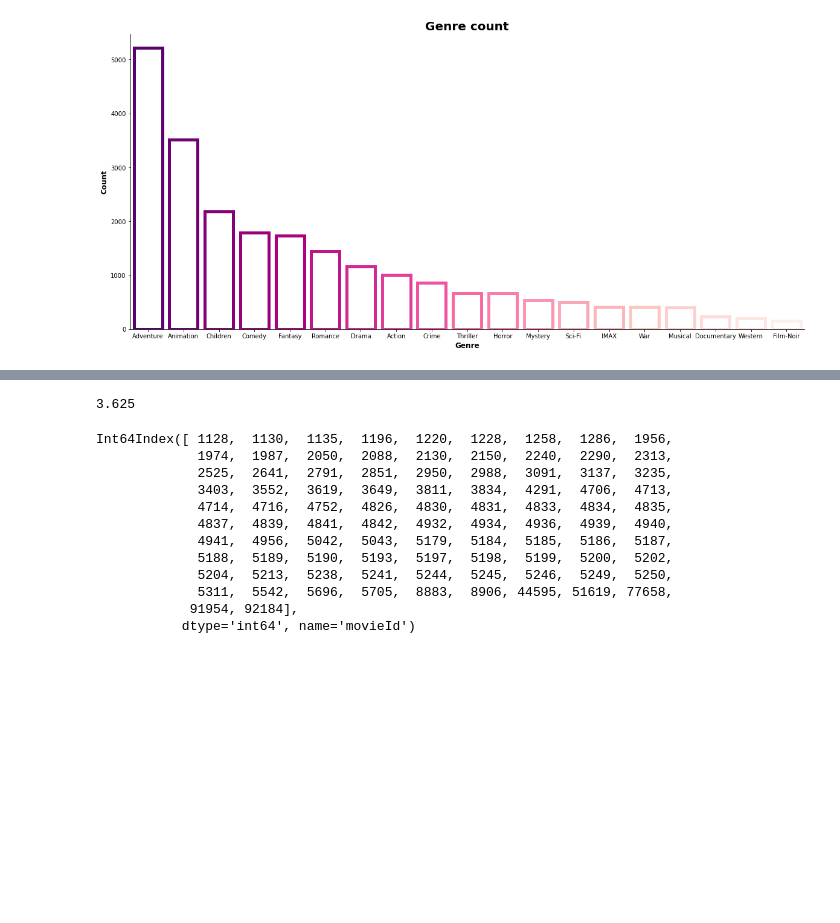
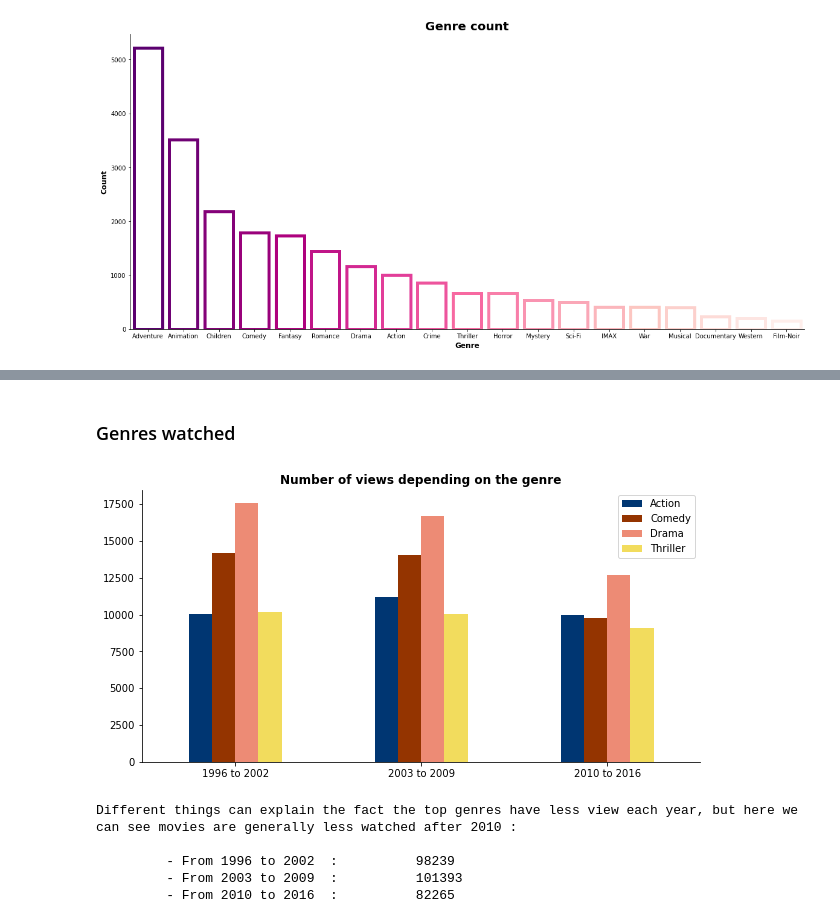
Before and after one commit to Brice-Vergnou/movie_recommendation, a Jupyter notebook: eda.ipynb, the cells around one changed output, grey strips where cells are left out. Drawn from its saved outputs; the diff is of its cells as text; code cells hidden in the pictures; blank space fills up the shorter version.

```diff
--- a/eda.ipynb
+++ b/eda.ipynb
@@ -256,19 +217,2 @@ ValueError: The truth value of a Series is ambiguous. Use a.empty, a.bool(), a.i
-# %%
-((4+3+4+4)/4+(3+4+3.5)/3)/2
-# %% [output]
-3.625
-# %%
-df_1980.index
-# %% [output]
-Int64Index([ 1128,  1130,  1135,  1196,  1220,  1228,  1258,  1286,  1956,
-             1974,  1987,  2050,  2088,  2130,  2150,  2240,  2290,  2313,
-             2525,  2641,  2791,  2851,  2950,  2988,  3091,  3137,  3235,
-             3403,  3552,  3619,  3649,  3811,  3834,  4291,  4706,  4713,
-             4714,  4716,  4752,  4826,  4830,  4831,  4833,  4834,  4835,
-             4837,  4839,  4841,  4842,  4932,  4934,  4936,  4939,  4940,
-             4941,  4956,  5042,  5043,  5179,  5184,  5185,  5186,  5187,
-             5188,  5189,  5190,  5193,  5197,  5198,  5199,  5200,  5202,
-             5204,  5213,  5238,  5241,  5244,  5245,  5246,  5249,  5250,
-             5311,  5542,  5696,  5705,  8883,  8906, 44595, 51619, 77658,
-            91954, 92184],
-           dtype='int64', name='movieId')
+# %% [markdown]
+### Genres watched
@@ -274,0 +223,36 @@ Int64Index([ 1128,  1130,  1135,  1196,  1220,  1228,  1258,  1286,  1956,
+# %%
+watched_10_to_16 = {}
+watched_03_to_09 = {}
+watched_96_to_02 = {}
+
+for genre in genres:
+    for df, watched in [(df_10_to_16, watched_10_to_16), (df_03_to_09, watched_03_to_09), (df_96_to_02, watched_96_to_02)]:
+        watched[genre] = df[df[genre] == 1].shape[0]
+
+
+# Turn dicts into df's, sort them and get only the top three
+best_10_to_16 = pd.Series(watched_10_to_16.values(), index=watched_10_to_16.keys()).sort_values(ascending=False).iloc[:4]
+best_03_to_09 = pd.Series(watched_03_to_09.values(), index=watched_03_to_09.keys()).sort_values(ascending=False).iloc[:4]
+best_96_to_02 = pd.Series(watched_96_to_02.values(), index=watched_96_to_02.keys()).sort_values(ascending=False).iloc[:4]
+# %%
+t = pd.concat({"1996 to 2002":best_96_to_02,
+            "2003 to 2009":best_03_to_09,
+            "2010 to 2016":best_10_to_16}).unstack()
+
+ax = t.plot.bar(color=five_colors_palette, figsize=(10,5), rot=0)
+plt.title("Number of views depending on the genre", weight="bold")
+ax.spines['top'].set_visible(False)
+ax.spines['right'].set_visible(False);
+# %% [output]
+[figure, added]
+# %%
+print(S+"Different things can explain the fact the top genres have less view each year, but here we can see movies are generally less watched after 2010 :\n")
+print("\t - From 1996 to 2002  : \t",sum(watched_96_to_02.values()))
+print("\t - From 2003 to 2009  : \t",sum(watched_03_to_09.values()))
+print("\t - From 2010 to 2016  : \t",sum(watched_10_to_16.values()))
+# %% [output]
+Different things can explain the fact the top genres have less view each year, but here we can see movies are generally less watched after 2010 :
+
+         - From 1996 to 2002  :          98239
+         - From 2003 to 2009  :          101393
+         - From 2010 to 2016  :          82265
```
Also changed, not shown: parts of 18 cells of this notebook, 2 other files.
